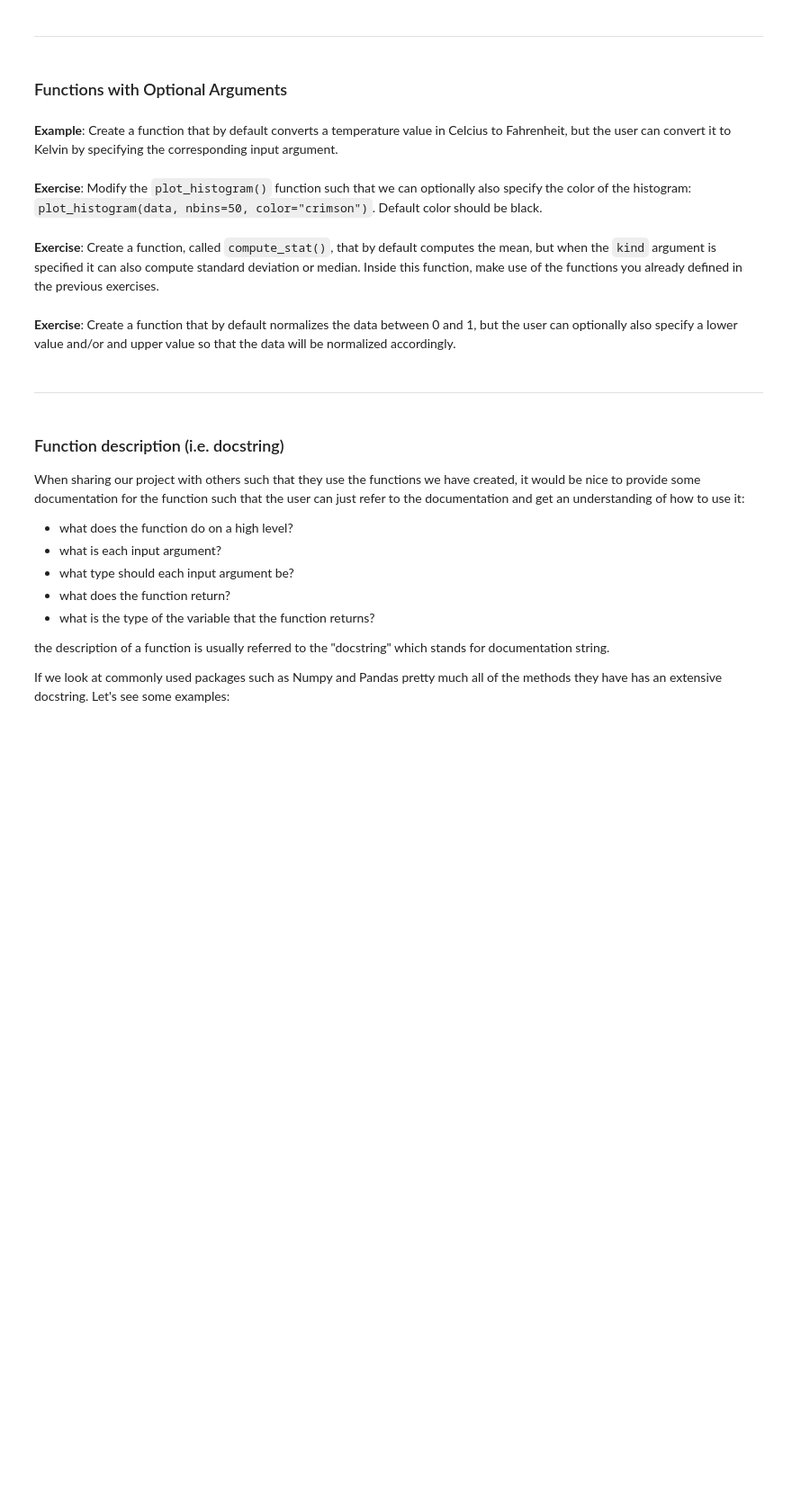
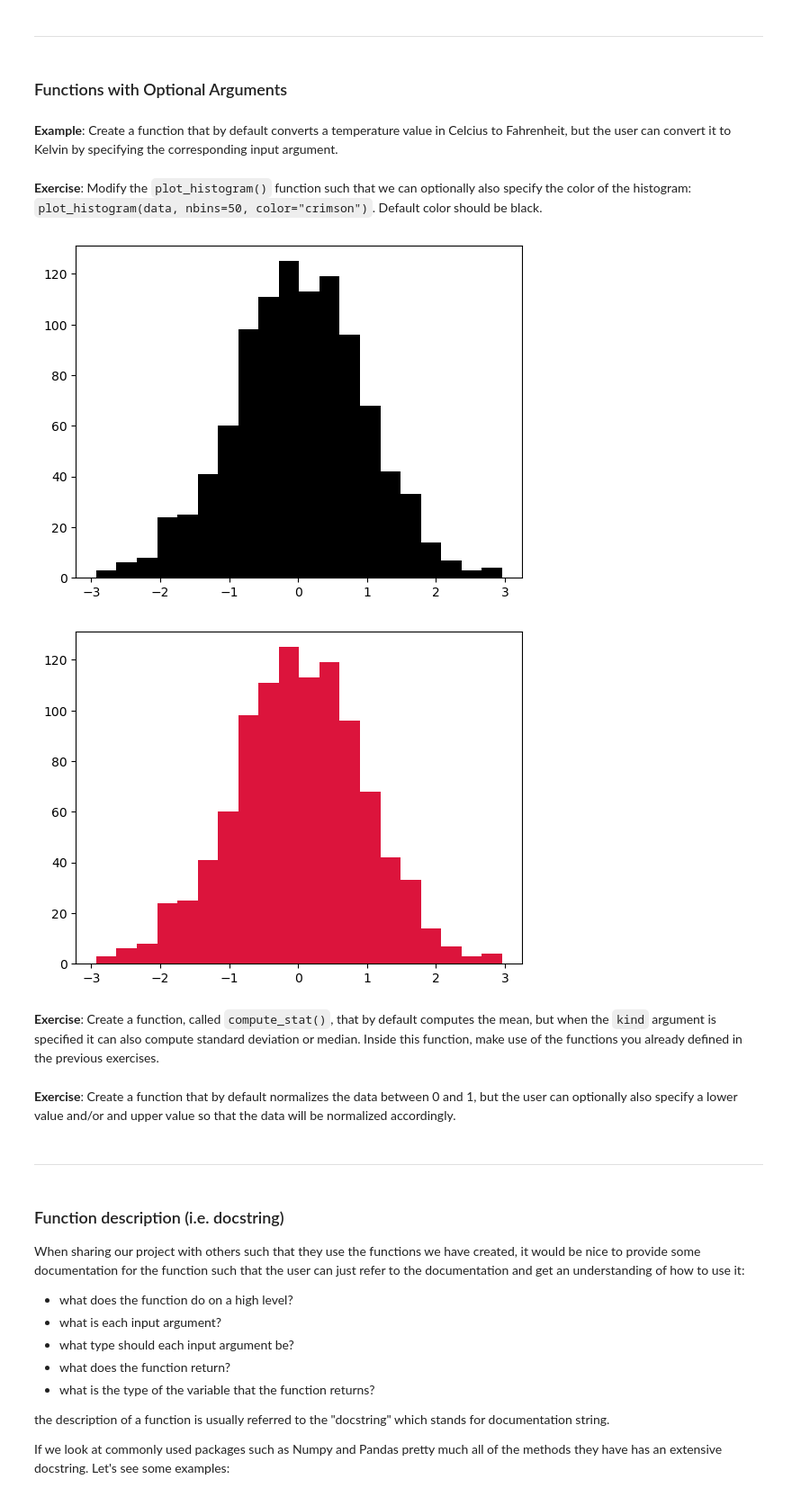
Before and after one commit to Bela-Flow/iBOTS-Developing-Data-Analysis-Projects, a Jupyter notebook: session3/notebooks/1_python_functions.ipynb, the cells around one changed output. Shown: that part at 90% size. Saved outputs shown, nothing was run; the diff lists cells and outputs as text; code cells hidden in the pictures; blank space fills up the shorter version.

```diff
--- a/session3/notebooks/1_python_functions.ipynb
+++ b/session3/notebooks/1_python_functions.ipynb
@@ -120,5 +148,15 @@ def convert_celcius(temp, to='fahrenheit'):
         return "Unknown scale"
 # %% [markdown]
 **Exercise**: Modify the `plot_histogram()` function such that we can optionally also specify the color of the histogram: `plot_histogram(data, nbins=50, color="crimson")`. Default color should be black.
+# %%
+def plot_histogram(data, nbins = 20, color = "black"):
+    figure, ax = plt.subplots(ncols=1, nrows=1)
+    ax.hist(data, bins=nbins, color = color);
+
+plot_histogram(data)
+plot_histogram(data, color = "crimson")
+# %% [output]
+[figure, added]
+[figure, added]
 # %% [markdown]
 **Exercise**: Create a function, called `compute_stat()`, that by default computes the mean, but when the `kind` argument is specified it can also compute standard deviation or median. Inside this function, make use of the functions you already defined in the previous exercises.
```
Also changed, not shown: parts of 8 cells of this notebook.
